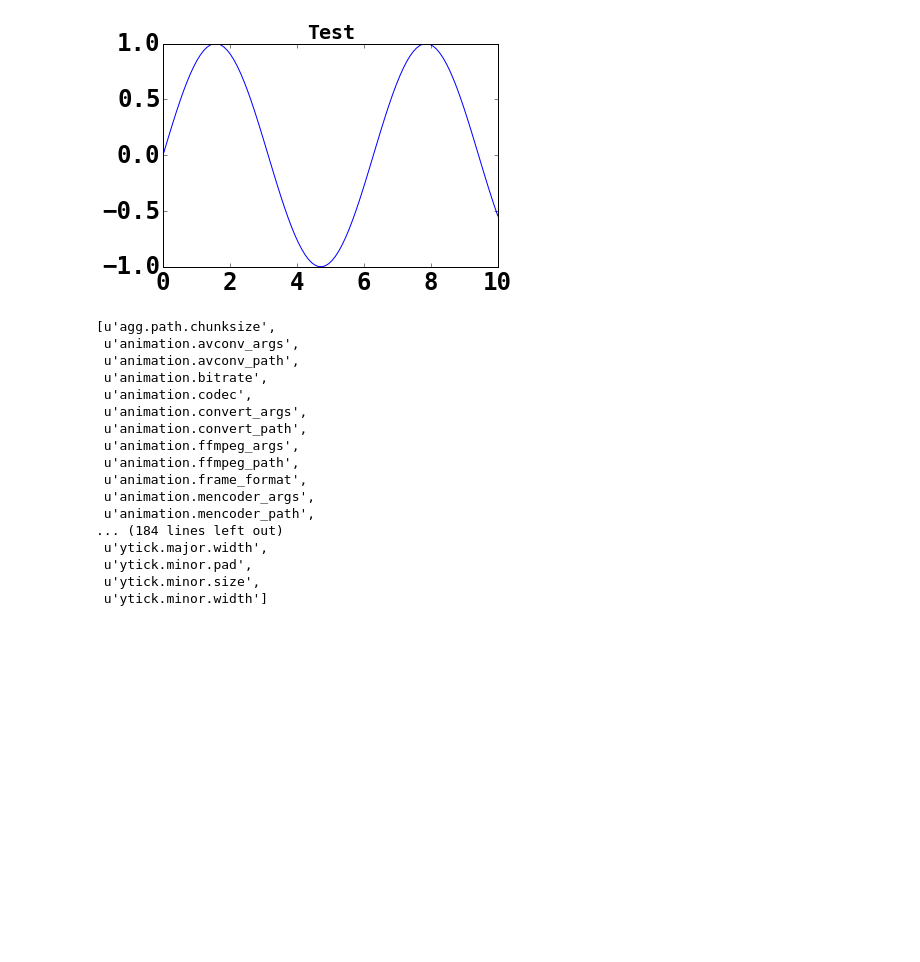
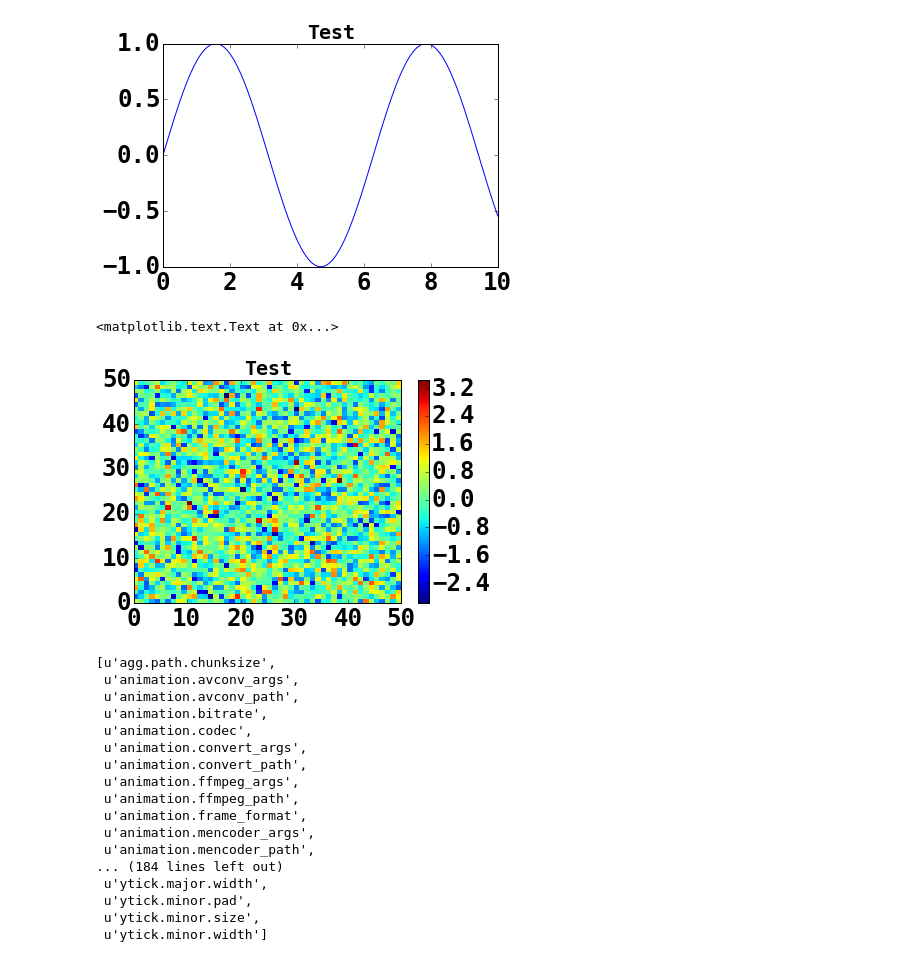
Before and after one commit to guziy/PyNotebooks, a Jupyter notebook: mpl_params.ipynb, the cells around one changed output. Saved outputs shown, nothing was run; the diff lists cells and outputs as text; code cells hidden in the pictures; blank space fills up the shorter version.

Commit message:
modifying font type and size examples

```diff
--- a/mpl_params.ipynb
+++ b/mpl_params.ipynb
@@ -31,3 +30,11 @@ from matplotlib import rcParams
+# %%
+z = np.random.randn(50, 50)
+im = plt.pcolormesh(z)
+cb = plt.colorbar(im)
+plt.title("Test", fontproperties=FontProperties(**font)) # to customize your title
+# %% [output]
+<matplotlib.text.Text at 0x...>
+[figure, added]
 # %%
 rcParams.keys()
 # %% [output]
```
Also changed, not shown: parts of 2 cells of this notebook.
